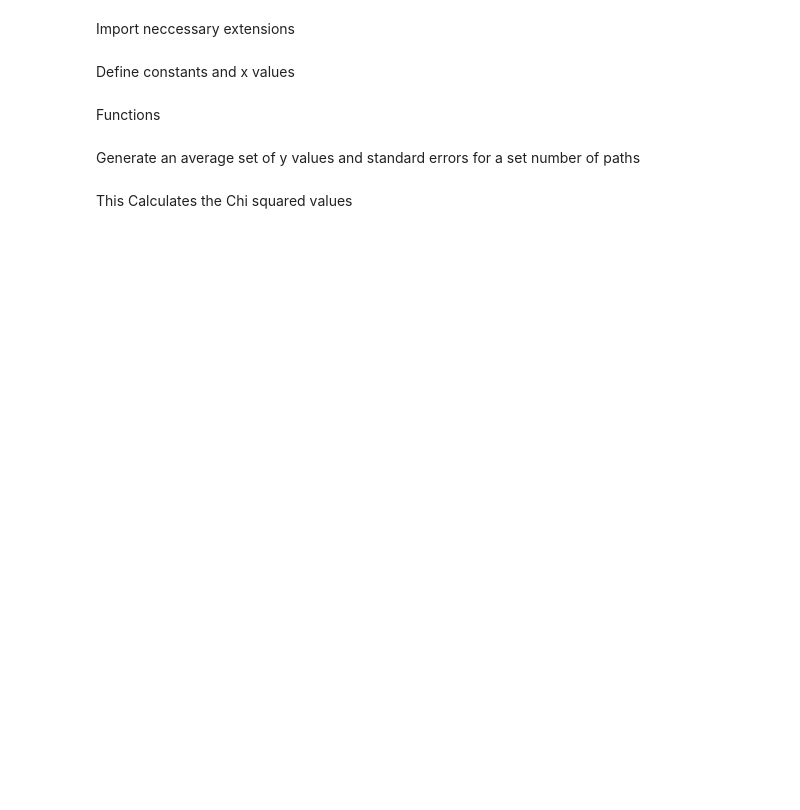
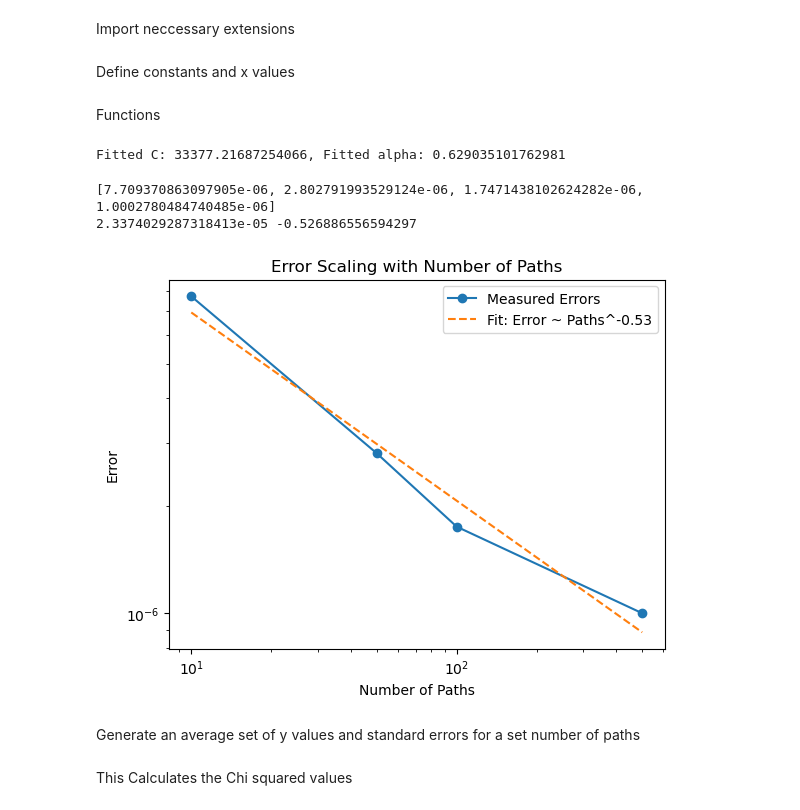
Before and after one commit to Wildeofthewest1/ProjectRepo, a Jupyter notebook: FeynmanPathIntegralJUPYTER.ipynb, the cells around one changed output. Saved outputs shown, nothing was run; the diff lists cells and outputs as text; code cells hidden in the pictures; blank space fills up the shorter version.

Commit message:
error finding

```diff
--- a/FeynmanPathIntegralJUPYTER.ipynb
+++ b/FeynmanPathIntegralJUPYTER.ipynb
@@ -144,27 +144,44 @@ def Psi(num):
         sum += array1[i]
         #print(xs[i])
     return array1/(sum*dx)
-
-def average(num_to_avs,paths1):
-    l = len(xs)
-    array = np.zeros((num_to_avs,l))
-    ave = np.zeros(l)
-    errs = np.zeros(l)
-
-    #print(array)
-    for i in range(num_to_avs):
-        array[i] = Psi(paths1)
-        ave += array[i]
-        #print(i)
-
-    for k in range(l):
-        errs[k] = np.std(array[:,k])
-
-    averageys = ave/num_to_avs
-    aveerrs = np.sqrt((errs**2/num_to_avs) + (errs**2/paths1))
-
-
-
-    return averageys, aveerrs
+# %% [output]
+Fitted C: 33377.21687254066, Fitted alpha: 0.629035101762981
+# %%
+def path_error_analysis(paths_list, num_trials, Psi_func):
+    errors = []
+    for paths in paths_list:
+        results = np.array([Psi_func(paths) for _ in range(num_trials)])
+        std_dev = np.std(results, axis=0)  # Standard deviation across trials
+        errors.append(std_dev/np.sqrt(num_trials))
+
+    return errors
+
+# Example usage
+paths_list = [10, 50, 100, 500, 1000]  # Number of paths to test
+num_trials = 100                       # Number of trials for averaging
+errors = path_error_analysis(paths_list, num_trials, Psi)
+# %%
+slice = 0
+aa = [errors[0][slice],errors[1][slice],errors[2][slice],errors[3][slice]]
+print(aa)
+log_paths = np.log(paths_list)
+log_errors = np.log(aa)
+fit = np.polyfit(log_paths, log_errors, 1)
+scaling_exponent = fit[0]  # Should be approximately -0.5
+C = np.exp(fit[1])
+print(C,fit[0])
+
+plt.figure()
+plt.loglog(paths_list, aa, 'o-', label='Measured Errors')
+plt.loglog(paths_list, C * np.array(paths_list)**fit[0], '--', label=f'Fit: Error ~ Paths^{fit[0]:.2f}')
+plt.xlabel('Number of Paths')
+plt.ylabel('Error')
+plt.legend()
+plt.title('Error Scaling with Number of Paths')
+plt.show()
+# %% [output]
+[7.709370863097905e-06, 2.802791993529124e-06, 1.7471438102624282e-06, 1.0002780484740485e-06]
+2.3374029287318413e-05 -0.526886556594297
+[figure, added]
 # %% [markdown]
 Generate an average set of y values and standard errors for a set number of paths
```
Also changed, not shown: parts of 5 cells of this notebook.
